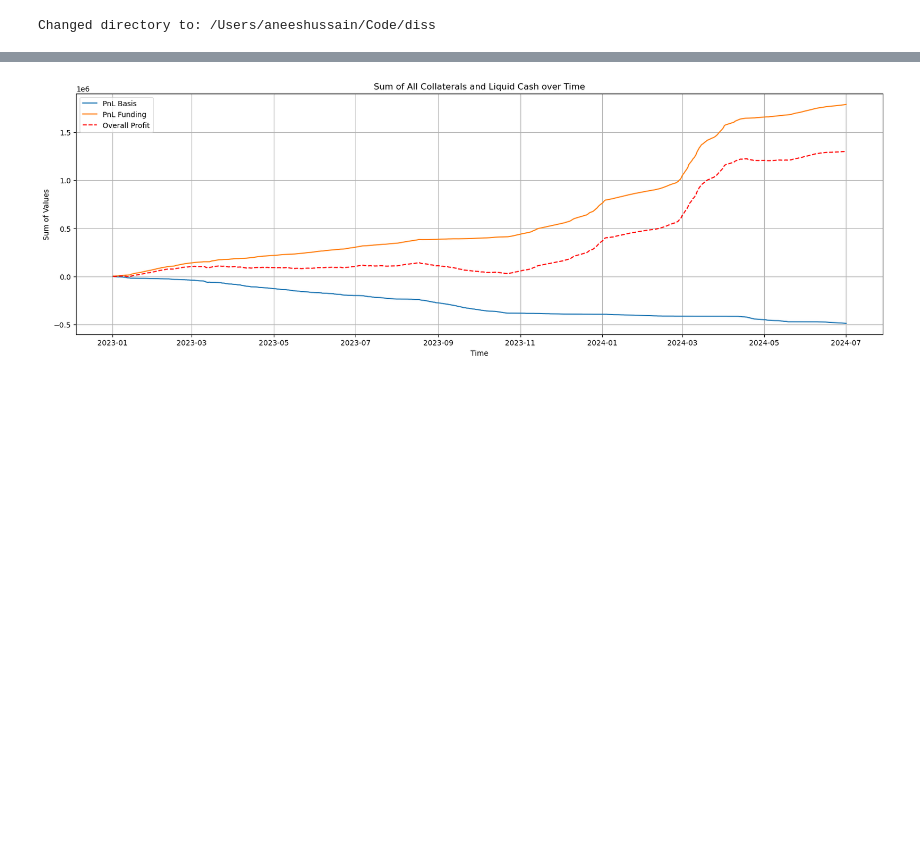
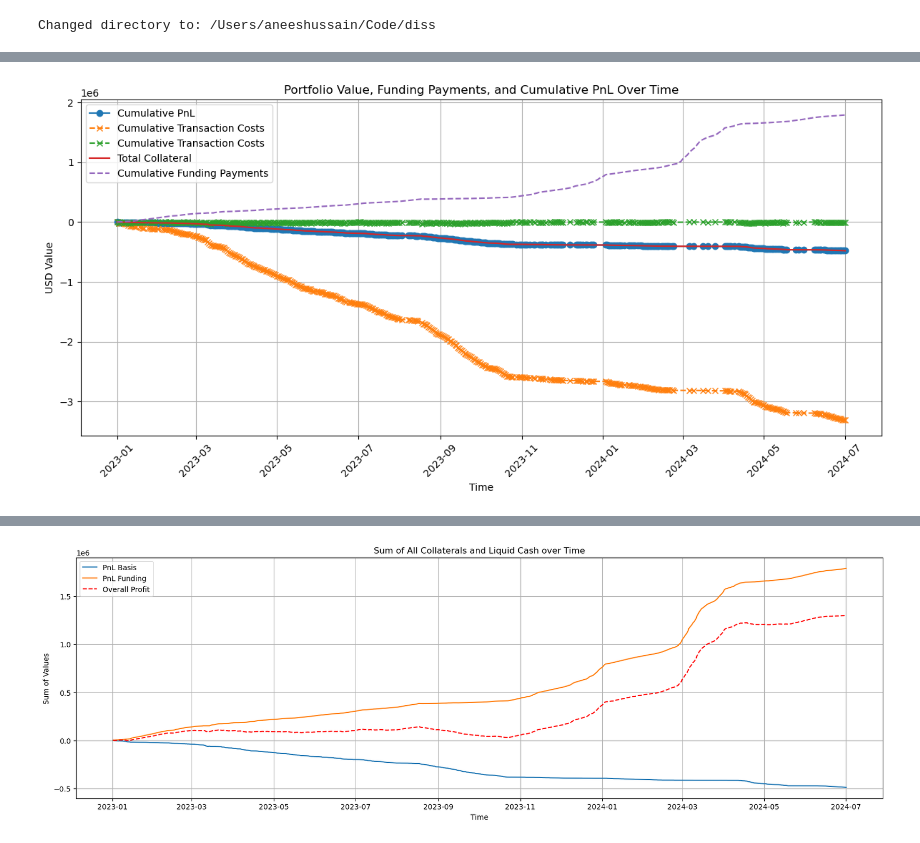
Before and after one commit to AHA-HH/optimising-funding-rate-arbitrage, a Jupyter notebook: analysis/exploratory.ipynb, the cells around one changed output, grey strips where cells are left out. Saved outputs shown, nothing was run; the diff lists cells and outputs as text; code cells hidden in the pictures; blank space fills up the shorter version.

```diff
--- a/analysis/exploratory.ipynb
+++ b/analysis/exploratory.ipynb
@@ -18,3 +22,87 @@ sys.path.append(parent_dir)
 print(f"Changed directory to: {os.getcwd()}")
 # %% [output]
 Changed directory to: /Users/aneeshussain/Code/diss
+# %%
+trades_filepath = './results/test1/trades_log.csv'
+trades_df = pd.read_csv(trades_filepath)
+
+# Convert 'close_time' to datetime and sort the trades by 'close_time'
+trades_df['close_time'] = pd.to_datetime(trades_df['close_time'])
+trades_df.sort_values(by='close_time', inplace=True)
+
+# Extract date and calculate daily and cumulative PnL
+trades_df['close_date'] = trades_df['close_time'].dt.date  # Get the date without time
+daily_pnl = trades_df.groupby('close_date')['pnl'].sum()
+cumulative_pnl = daily_pnl.cumsum()
+
+# Calculate the total transaction cost (sum of open and close transaction costs)
+trades_df['total_transaction_cost'] = trades_df['open_transaction_cost'] + trades_df['close_transaction_cost']
+
+# Calculate the cumulative sum of transaction costs
+daily_transaction_costs = trades_df.groupby('close_date')['total_transaction_cost'].sum()
+cumulative_transaction_costs = daily_transaction_costs.cumsum()
+
+
+# Load the collateral and funding payment CSV
+collateral_filepath = './results/test1/collateral_log.csv'
+df = pd.read_csv(collateral_filepath)
+
+# Convert 'time' to datetime and set as index
+df['time'] = pd.to_datetime(df['time'])
+df.set_index('time', inplace=True)
+
+# Select the collateral columns to calculate the total collateral value
+collateral_columns = [
+    'binance_btc_collateral', 'binance_eth_collateral', 'binance_liquid_cash',
+    'okx_btc_collateral', 'okx_eth_collateral', 'okx_liquid_cash',
+    'bybit_btc_collateral', 'bybit_eth_collateral', 'bybit_liquid_cash'
+]
+
+# Calculate total collateral and funding payments
+df['total_collateral'] = df[collateral_columns].sum(axis=1) - 10000000
+df['total_funding_payments'] = df[['binance_funding', 'okx_funding', 'bybit_funding']].sum(axis=1)
+
+total_open_transaction_cost = trades_df['open_transaction_cost'].sum()
+total_close_transaction_cost = trades_df['close_transaction_cost'].sum()
+
+# Print the sums
+print(f"Total Open Transaction Costs: {total_open_transaction_cost:.2f}")
+print(f"Total Close Transaction Costs: {total_close_transaction_cost:.2f}")
+
+# Calculate and print the total transaction costs (open + close)
+total_transaction_cost = total_open_transaction_cost + total_close_transaction_cost
+print(f"Total Transaction Costs (Open + Close): {total_transaction_cost:.2f}")
+
+# Plot the cumulative PnL, total collateral, and funding payments on the same graph
+plt.figure(figsize=(12, 6))
+
+# Plot cumulative PnL (using the close date as x-axis)
+plt.plot(cumulative_pnl.index, cumulative_pnl.values, label='Cumulative PnL', marker='o')
+
+# Plot cumulative transaction costs
+plt.plot(cumulative_transaction_costs.index, -cumulative_transaction_costs.values, label='Cumulative Transaction Costs', linestyle='--', marker='x')
+
+# Plot cumulative transaction costs
+plt.plot(daily_transaction_costs.index, -daily_transaction_costs.values, label='Cumulative Transaction Costs', linestyle='--', marker='x')
+
+
+
+# Plot total collateral
+plt.plot(df.index, df['total_collateral'], label='Total Collateral', linestyle='-')
+
+# Plot cumulative funding payments
+plt.plot(df.index, df['total_funding_payments'], label='Cumulative Funding Payments', linestyle='--')
+
+# Customize the plot
+plt.xlabel('Time')
+plt.ylabel('USD Value')
+plt.title('Portfolio Value, Funding Payments, and Cumulative PnL Over Time')
+plt.grid(True)
+plt.legend()
+
+plt.xticks(rotation=45)
+plt.tight_layout()
+
+# Show the plot
+plt.show()
+# %% [output]
@@ -20,0 +112 @@ Changed directory to: /Users/aneeshussain/Code/diss
+[figure, added]
```
Also changed, not shown: parts of 8 cells of this notebook, 6 other files.
